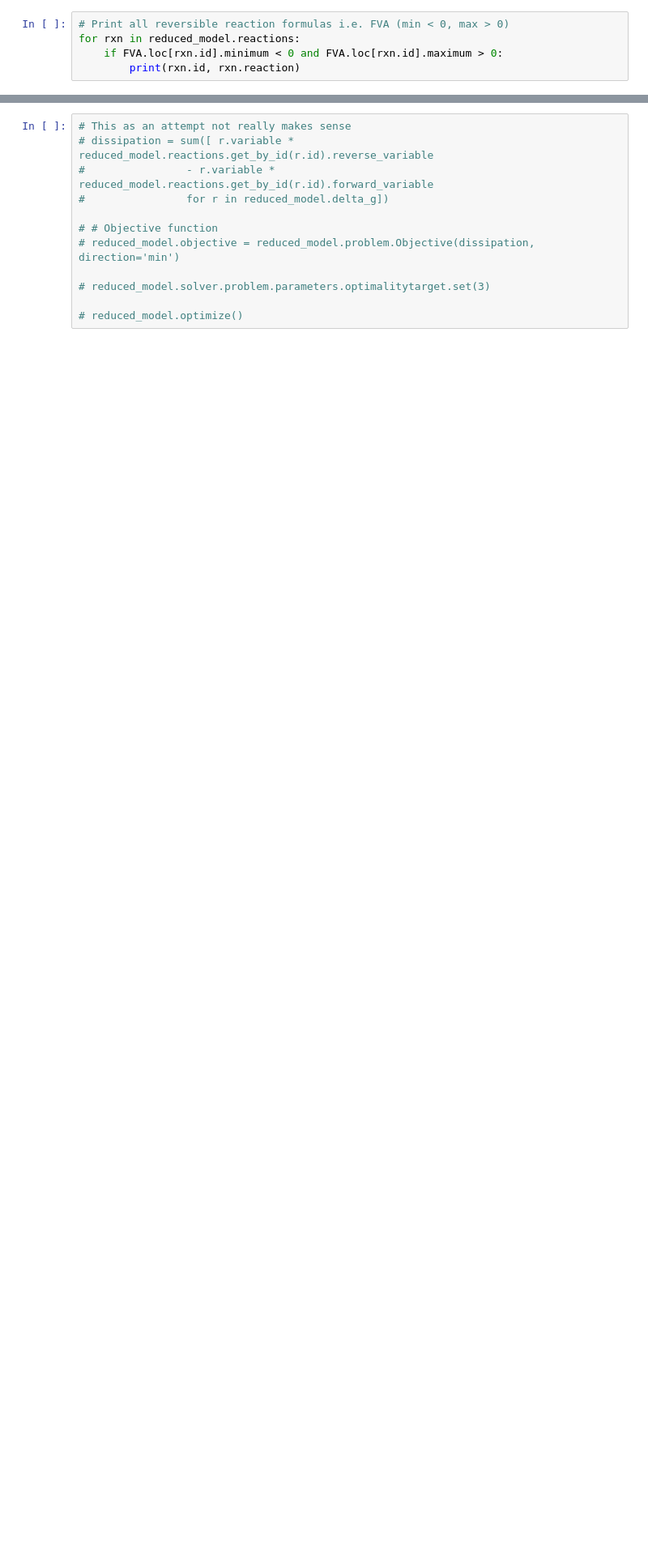
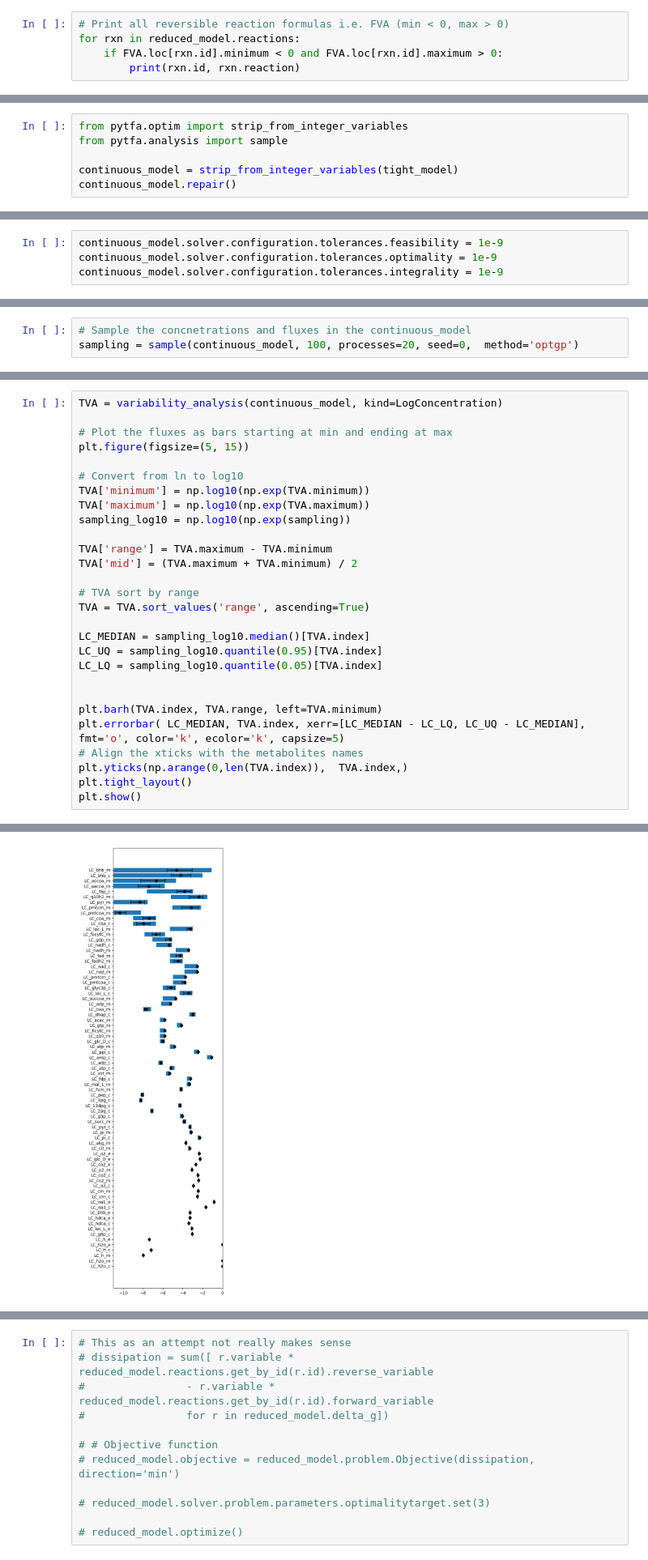
Before and after one commit to weilandtd/competitive_catabolism, a Jupyter notebook: mechanistic_model/data_integration.ipynb, the cells around one changed output, grey strips where cells are left out. Shown at 81% size. Saved outputs shown, nothing was run; the diff lists cells and outputs as text; blank space fills up the shorter version.

```diff
--- a/mechanistic_model/data_integration.ipynb
+++ b/mechanistic_model/data_integration.ipynb
@@ -264,0 +712,6 @@ plt.show()
+# %%
+from pytfa.optim import strip_from_integer_variables
+from pytfa.analysis import sample
+
+continuous_model = strip_from_integer_variables(tight_model)
+continuous_model.repair()
@@ -264,0 +721,4 @@ plt.show()
+# %%
+continuous_model.solver.configuration.tolerances.feasibility = 1e-9
+continuous_model.solver.configuration.tolerances.optimality = 1e-9
+continuous_model.solver.configuration.tolerances.integrality = 1e-9
@@ -264,0 +814,3 @@ plt.show()
+# %%
+# Sample the concnetrations and fluxes in the continuous_model
+sampling = sample(continuous_model, 100, processes=20, seed=0,  method='optgp')
@@ -264,0 +835,29 @@ plt.show()
+# %%
+TVA = variability_analysis(continuous_model, kind=LogConcentration)
+
+# Plot the fluxes as bars starting at min and ending at max
+plt.figure(figsize=(5, 15))
+
+# Convert from ln to log10
+TVA['minimum'] = np.log10(np.exp(TVA.minimum))
+TVA['maximum'] = np.log10(np.exp(TVA.maximum))
+sampling_log10 = np.log10(np.exp(sampling))
+
+TVA['range'] = TVA.maximum - TVA.minimum
+TVA['mid'] = (TVA.maximum + TVA.minimum) / 2
+
+# TVA sort by range
+TVA = TVA.sort_values('range', ascending=True)
+
+LC_MEDIAN = sampling_log10.median()[TVA.index]
+LC_UQ = sampling_log10.quantile(0.95)[TVA.index]
+LC_LQ = sampling_log10.quantile(0.05)[TVA.index]
+
+
+plt.barh(TVA.index, TVA.range, left=TVA.minimum)
+plt.errorbar( LC_MEDIAN, TVA.index, xerr=[LC_MEDIAN - LC_LQ, LC_UQ - LC_MEDIAN], fmt='o', color='k', ecolor='k', capsize=5)
+# Align the xticks with the metabolites names
+plt.yticks(np.arange(0,len(TVA.index)),  TVA.index,)
+plt.tight_layout()
+plt.show()
+# %% [output]
@@ -264,0 +865 @@ plt.show()
+[figure, added]
```
Also changed, not shown: parts of 71 cells of this notebook, 38 other files.
